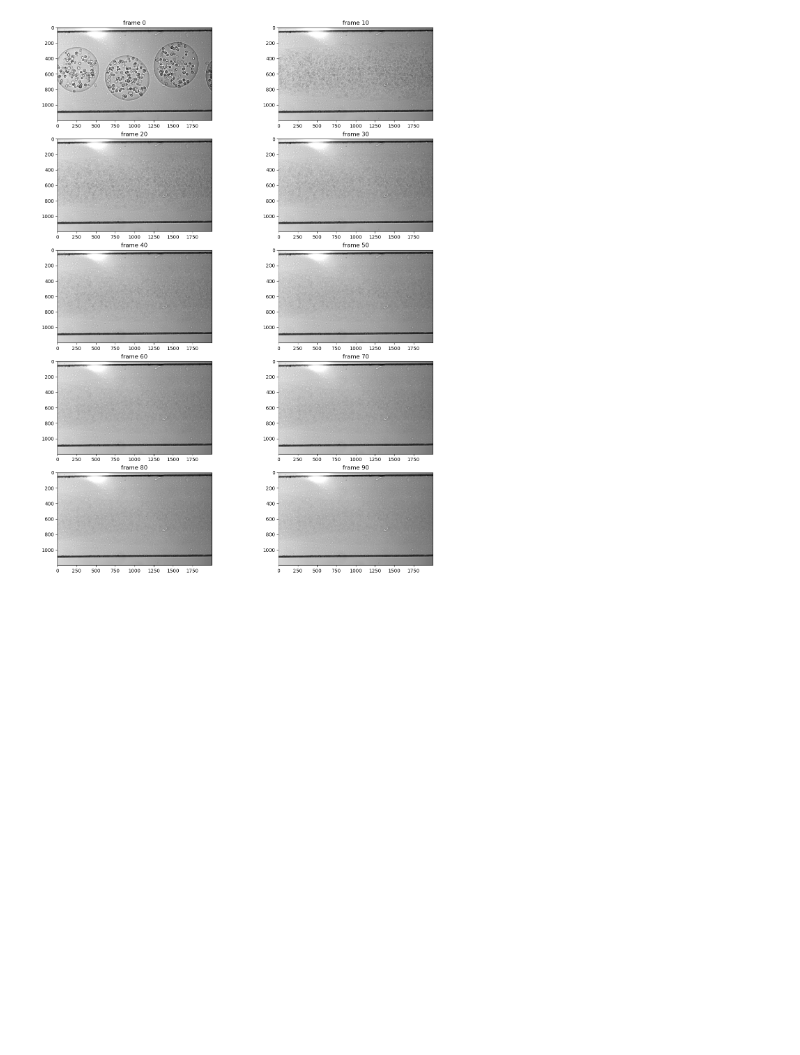
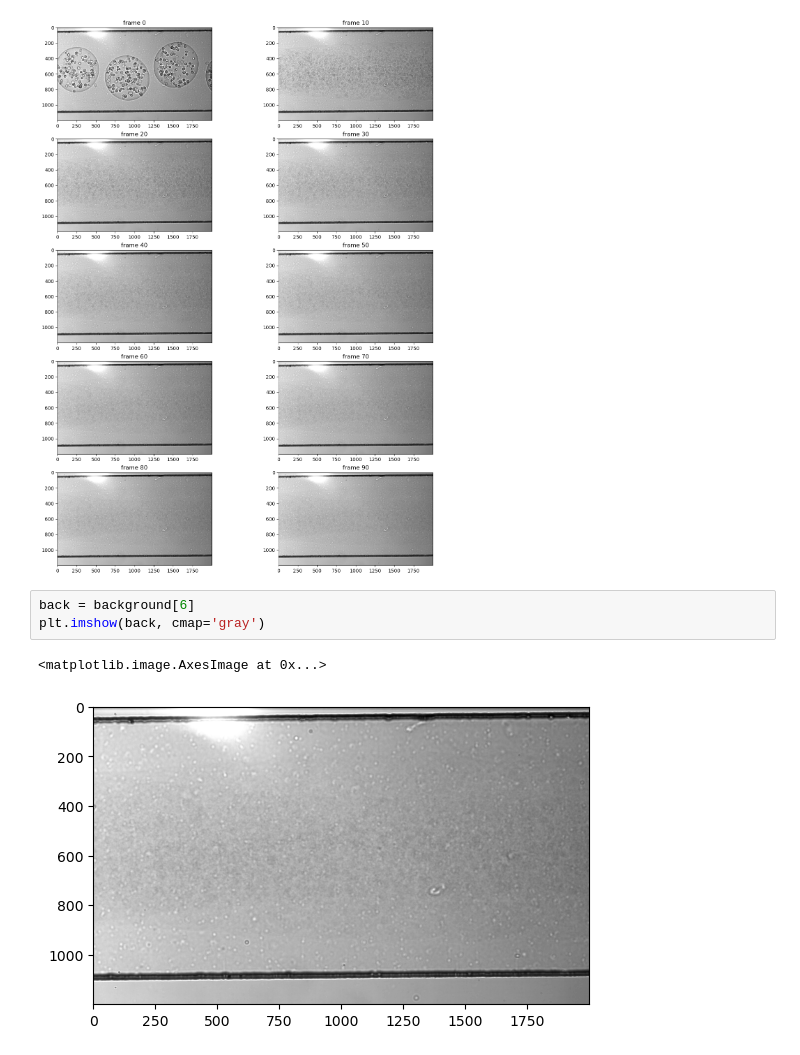
Before and after one commit to lambi702/CV-Video_annotation, a Jupyter notebook: back.ipynb, the cells around one changed output. Drawn from its saved outputs; the diff is of its cells as text; blank space fills up the shorter version.

```diff
--- a/back.ipynb
+++ b/back.ipynb
@@ -49,3 +47,9 @@ for i in range(10):
 plt.show()
 # %% [output]
 [figure]
+# %%
+back = background[6]
+plt.imshow(back, cmap='gray')
+# %% [output]
+<matplotlib.image.AxesImage at 0x...>
+[figure, added]
```
Also changed, not shown: parts of 2 cells of this notebook, 1 other file.
